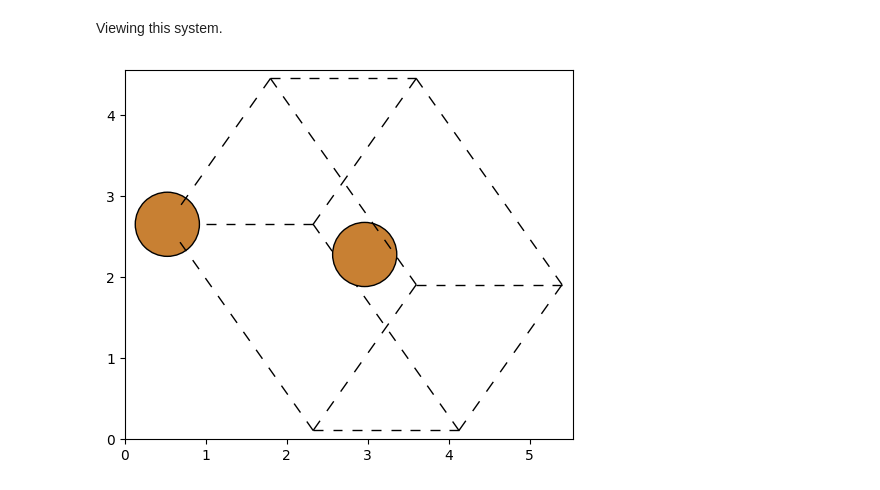
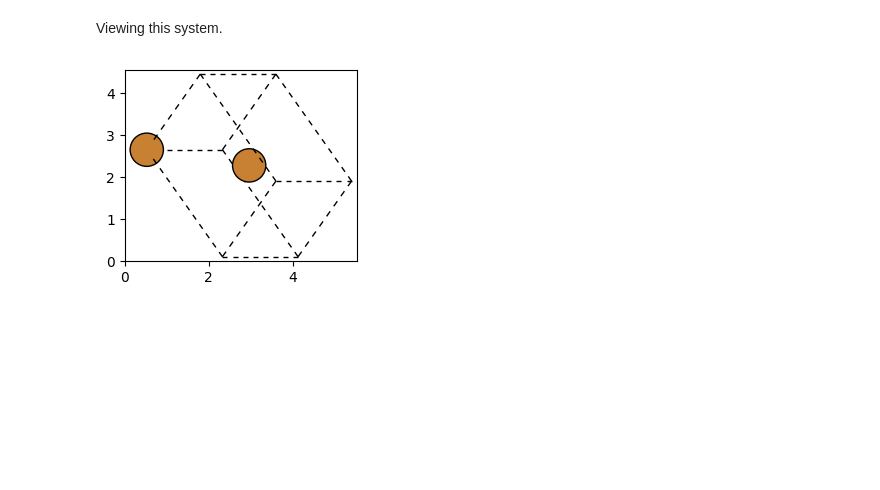
Before and after one commit to siddarthachar/deepcdp, a Jupyter notebook: w-soap-importance.ipynb, the cells around one changed output. Saved outputs shown, nothing was run; the diff lists cells and outputs as text; code cells hidden in the pictures; blank space fills up the shorter version.

```diff
--- a/w-soap-importance.ipynb
+++ b/w-soap-importance.ipynb
@@ -101,9 +101,9 @@ Periodic =  [ True  True  True]
 Viewing this system.
 # %%
 # view(copper_ortho, viewer='x3d') # uncomment this if you want to have an interactive view
-fig, ax = plt.subplots()
+fig, ax = plt.subplots(figsize=(3,3))
 plot_atoms(copper_ortho, ax, radii=0.3, rotation=('45x,45y,0z'))
 plt.show()
 # %% [output]
-[figure, old version]
+[figure, new version]
 # %%
```
Also changed, not shown: parts of 5 cells of this notebook.
